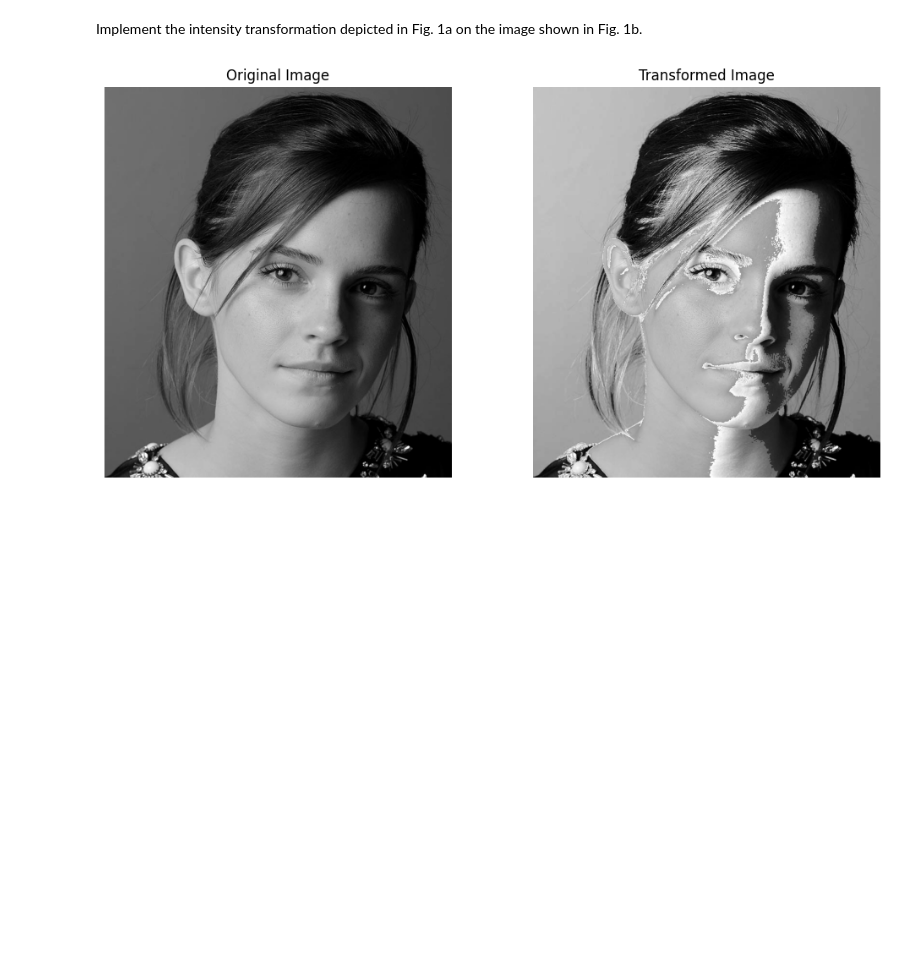
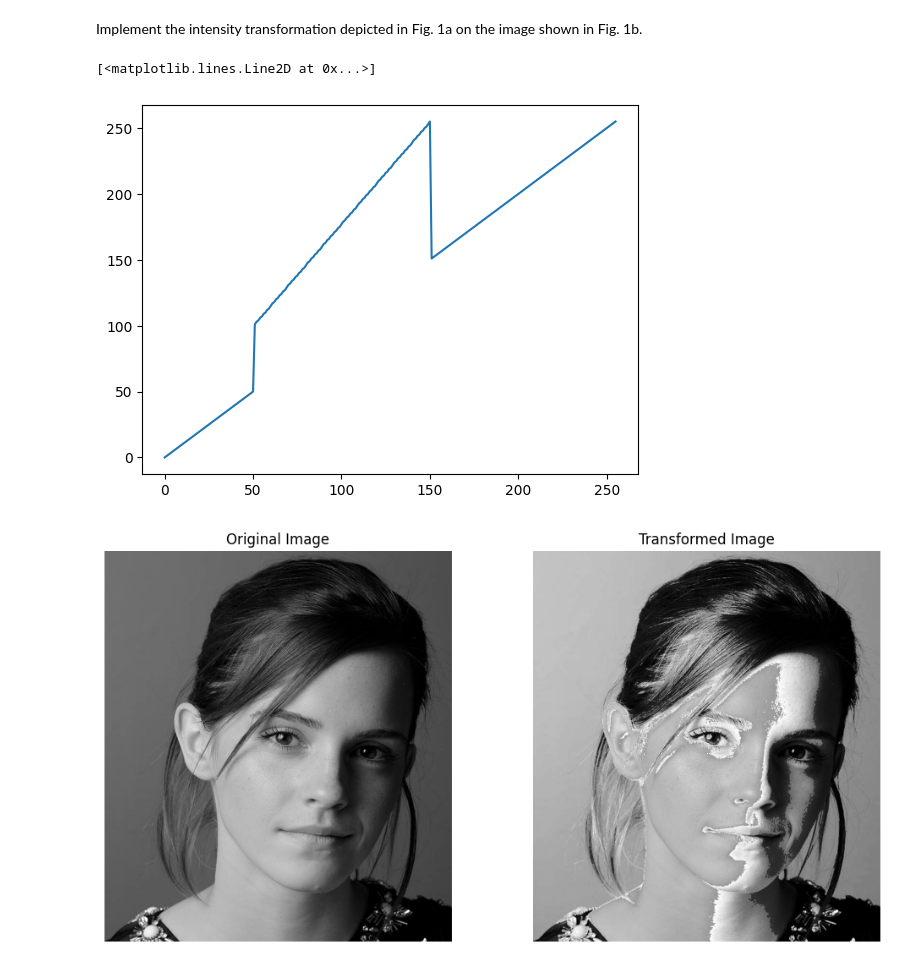
Before and after one commit to SamudraUduwaka/Intensity-Transformations-and-Neighborhood-Filtering, a Jupyter notebook: task1.ipynb, the cells around one changed output. Saved outputs shown, nothing was run; the diff lists cells and outputs as text; code cells hidden in the pictures; blank space fills up the shorter version.

```diff
--- a/task1.ipynb
+++ b/task1.ipynb
@@ -1,5 +1,26 @@
 # %% [markdown]
 Implement the intensity transformation depicted in Fig. 1a on the image shown in Fig. 1b.
+# %%
+from PIL import Image
+import numpy as np
+import matplotlib.pyplot as plt
+
+# Define the intensity transformation function based on the given plot
+def intensity_transformation(pixel_value):
+    if 0 <= pixel_value <= 50:
+        return pixel_value
+    elif 50 <= pixel_value <= 150:
+        return 1.55*pixel_value + 22.5
+    elif 150 <= pixel_value <= 255:
+        return pixel_value
+    else:
+        return pixel_value  # No change if pixel value is outside bounds (just in case)
+
+vectorized_transformation = np.vectorize(intensity_transformation)
+plt.plot(vectorized_transformation(np.arange(256)))
+# %% [output]
+[<matplotlib.lines.Line2D at 0x...>]
+[figure, added]
 # %%
 from PIL import Image
 import numpy as np
```
Also changed, not shown: 2 other files.
